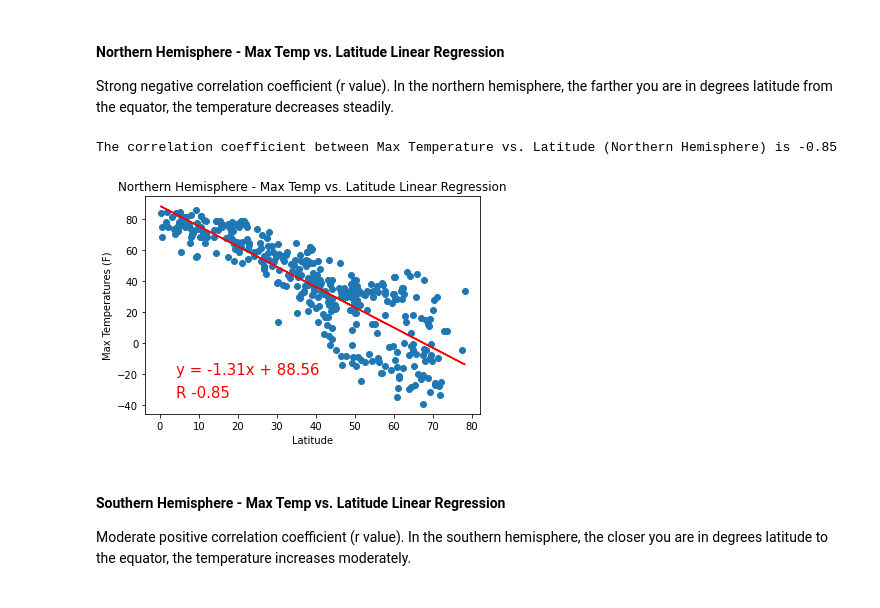
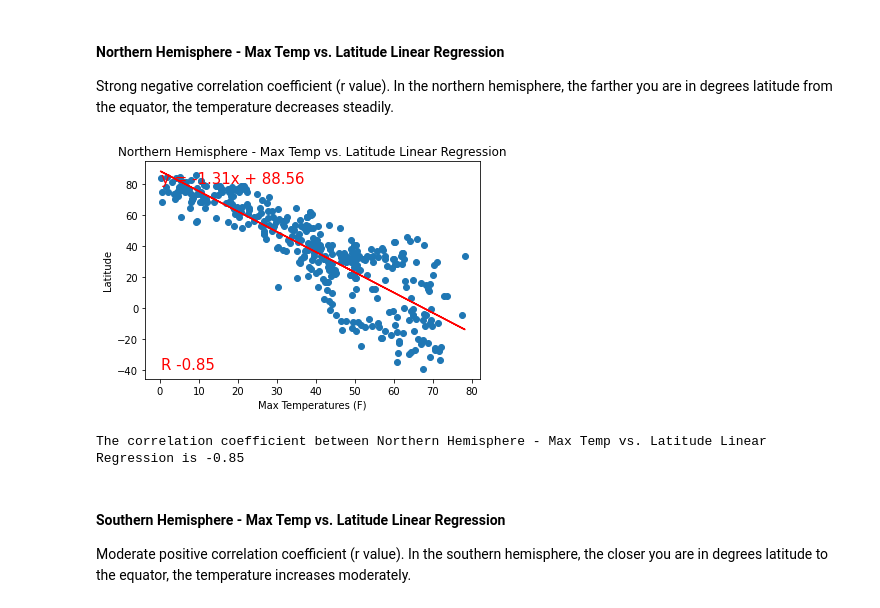
Before and after one commit to melissamonroe/python-api-challenge, a Jupyter notebook: WeatherPy/WeatherPy.ipynb, the cells around one changed output. Drawn from its saved outputs; the diff is of its cells as text; code cells hidden in the pictures.

Commit message:
part II, heat map, hotels, add def: to part I for generate linear regression plots

```diff
--- a/WeatherPy/WeatherPy.ipynb
+++ b/WeatherPy/WeatherPy.ipynb
@@ -314,32 +314,42 @@ y_cloud_sh = clean_weather_df.loc[clean_weather_df["latitude"] < 0]["cloudiness"
 # Northern/Southern Hemisphere - Wind Speed (mph) vs. Latitude Linear Regression
 y_wind_nh = clean_weather_df.loc[clean_weather_df["latitude"] > 0]["wind speed"]
 y_wind_sh = clean_weather_df.loc[clean_weather_df["latitude"] < 0]["wind speed"]
+# %%
+def get_linearregressionplot(x_values, y_values, title, x_label, y_label, fig):
+    # Calculate the correlation coefficient and linear regression model
+    correlation = st.pearsonr(x_values,y_values)
+
+    # Linear Regression
+    (slope, intercept, rvalue, pvalue, stderr) = st.linregress(x_values, y_values)
+    regress_values = x_values * slope + intercept
+    line_eq = "y = " + str(round(slope,2)) + "x + " + str(round(intercept,2))
+    plt.scatter(x_values,y_values)
+    plt.plot(x_values,regress_values,"r-")
+    plt.annotate(line_eq,(min(x_values),max(y_values) - 5),fontsize=15,color="red")
+    plt.annotate(f"R {str(round(correlation[0],2))}",(min(x_values),min(y_values)),fontsize=15,color="red")
+
+    plt.title(title)
+    plt.ylabel(y_label)
+    plt.xlabel(x_label)
+    plt.savefig(fig)
+    plt.show()
+
+    return correlation
 # %% [markdown]
 ####  Northern Hemisphere - Max Temp vs. Latitude Linear Regression
 
 Strong negative correlation coefficient (r value). In the northern hemisphere, the farther you are in degrees latitude from the equator, the temperature decreases steadily.
-# %%
-# Calculate the correlation coefficient and linear regression model Max Temp vs. Latitude northern hemisphere
-correlation_latmaxtemp_nh = st.pearsonr(x_lat_nh,y_max_temps_nh)
-print(f"The correlation coefficient between Max Temperature vs. Latitude (Northern Hemisphere) is {round(correlation_latmaxtemp_nh[0],2)}")
-
-# for Northern Hemisphere - Max Temp vs. Latitude Linear Regression
-(slope, intercept, rvalue, pvalue, stderr) = st.linregress(x_lat_nh, y_max_temps_nh)
-regress_values = x_lat_nh * slope + intercept
-line_eq_latmaxtemp_nh = "y = " + str(round(slope,2)) + "x + " + str(round(intercept,2))
-plt.scatter(x_lat_nh,y_max_temps_nh)
-plt.plot(x_lat_nh,regress_values,"r-")
-plt.annotate(line_eq_latmaxtemp_nh,(4,-20),fontsize=15,color="red")
-plt.annotate(f"R {str(round(correlation_latmaxtemp_nh[0],2))}",(4,-35),fontsize=15,color="red")
-
-plt.title("Northern Hemisphere - Max Temp vs. Latitude Linear Regression")
-plt.ylabel("Max Temperatures (F)")
-plt.xlabel("Latitude")
-plt.savefig("../output_data/fig05_correlation_latmaxtemp_nh.png")
-plt.show()
-# %% [output]
-The correlation coefficient between Max Temperature vs. Latitude (Northern Hemisphere) is -0.85
-[figure, removed]
+# %%
+title = "Northern Hemisphere - Max Temp vs. Latitude Linear Regression"
+y_label = "Max Temperatures (F)"
+x_label = "Latitude"
+fig = "../output_data/fig05_correlation_latmaxtemp_nh.png"
+
+correlation_latmaxtemp_nh = get_linearregressionplot(x_lat_nh,y_max_temps_nh, title, y_label, x_label, fig)
+print(f"The correlation coefficient between {title} is {round(correlation_latmaxtemp_nh[0],2)}")
+# %% [output]
+[figure, added]
+The correlation coefficient between Northern Hemisphere - Max Temp vs. Latitude Linear Regression is -0.85
 # %% [markdown]
 ####  Southern Hemisphere - Max Temp vs. Latitude Linear Regression
 
```
Also changed, not shown: parts of 15 cells of this notebook, 9 other files.
